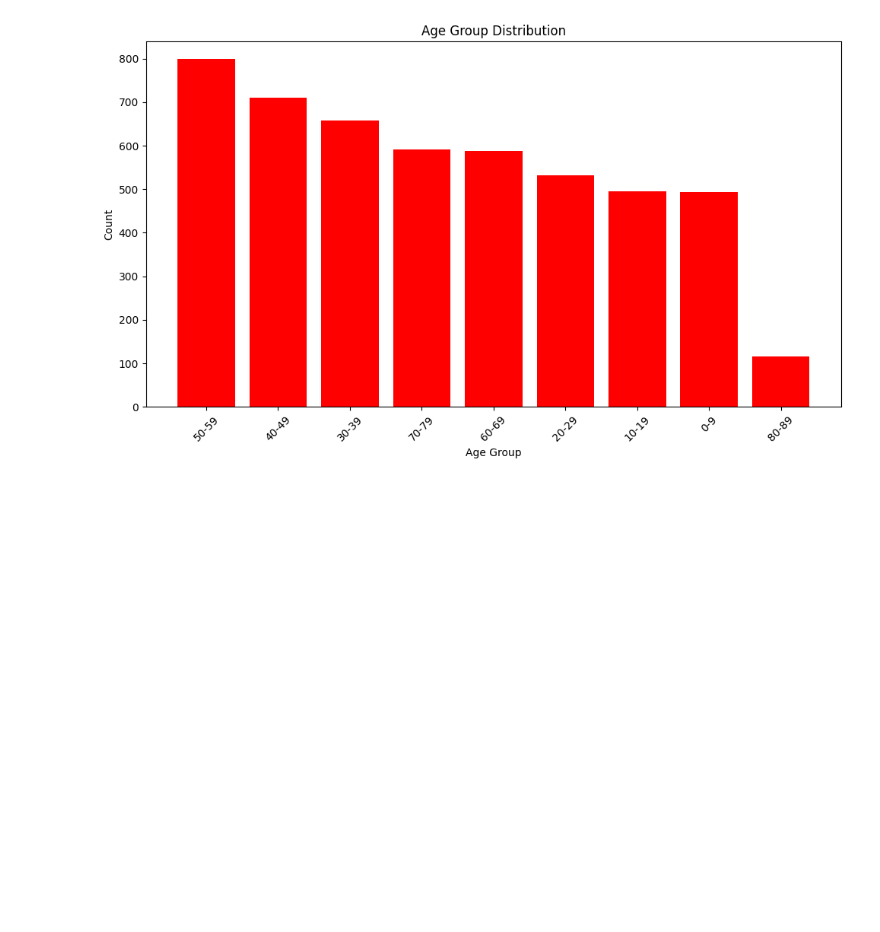
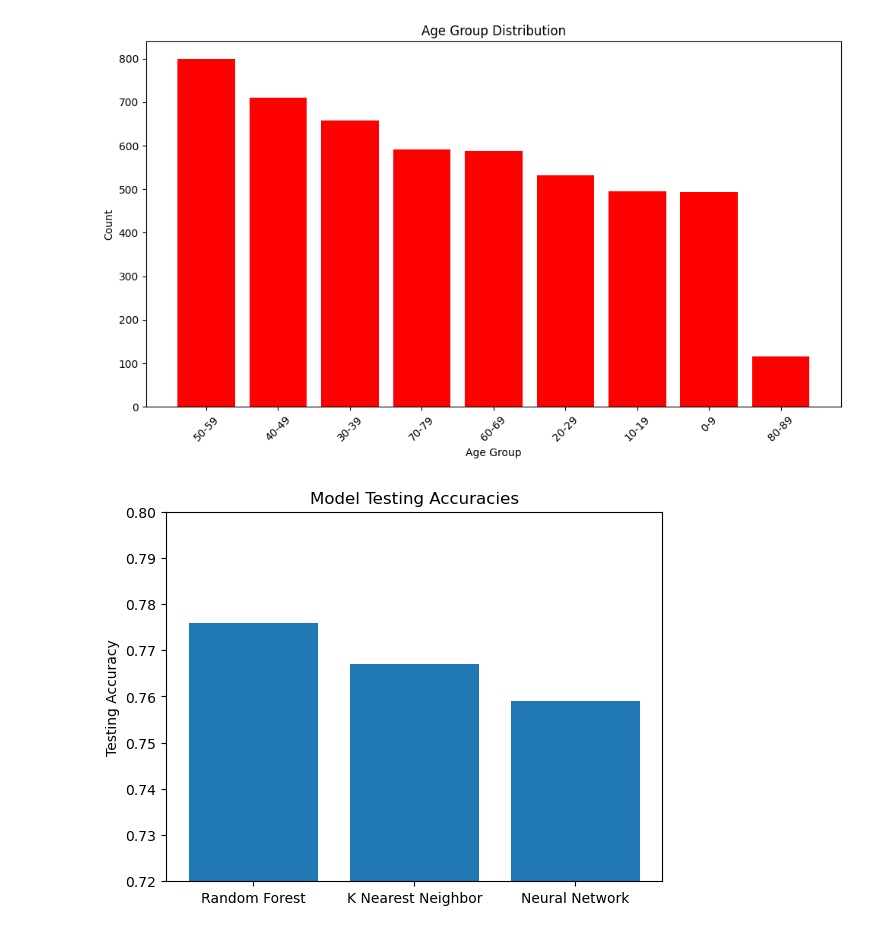
Before and after one commit to sval2020/Project_4, a Jupyter notebook: Visualizations (Matplot Lib).ipynb, the cells around one changed output. Drawn from its saved outputs; the diff is of its cells as text; code cells hidden in the pictures; blank space fills up the shorter version.

```diff
--- a/Visualizations (Matplot Lib).ipynb
+++ b/Visualizations (Matplot Lib).ipynb
@@ -129,3 +129,16 @@ plt.tight_layout()
 plt.show()
 # %% [output]
 [figure]
+# %%
+rfm = .776
+knn = .767
+nn = .759
+values = [.776, .767, .759]
+labels = ["Random Forest", "K Nearest Neighbor", "Neural Network"]
+plt.bar(labels, values)
+plt.ylabel('Testing Accuracy')
+plt.title('Model Testing Accuracies')
+plt.ylim(0.72, 0.8)
+plt.show()
+# %% [output]
+[figure, added]
```
Also changed, not shown: 1 other file.
